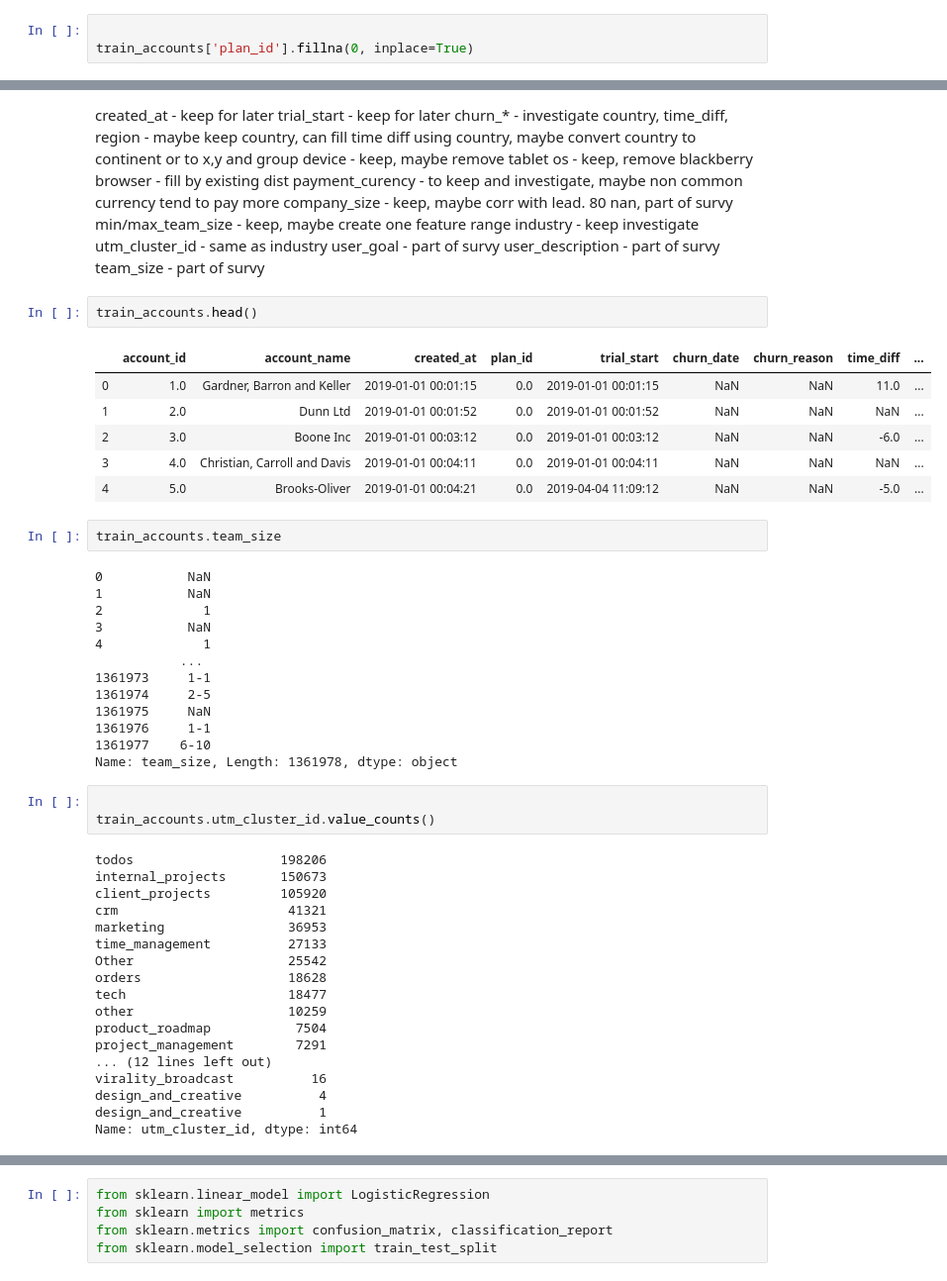
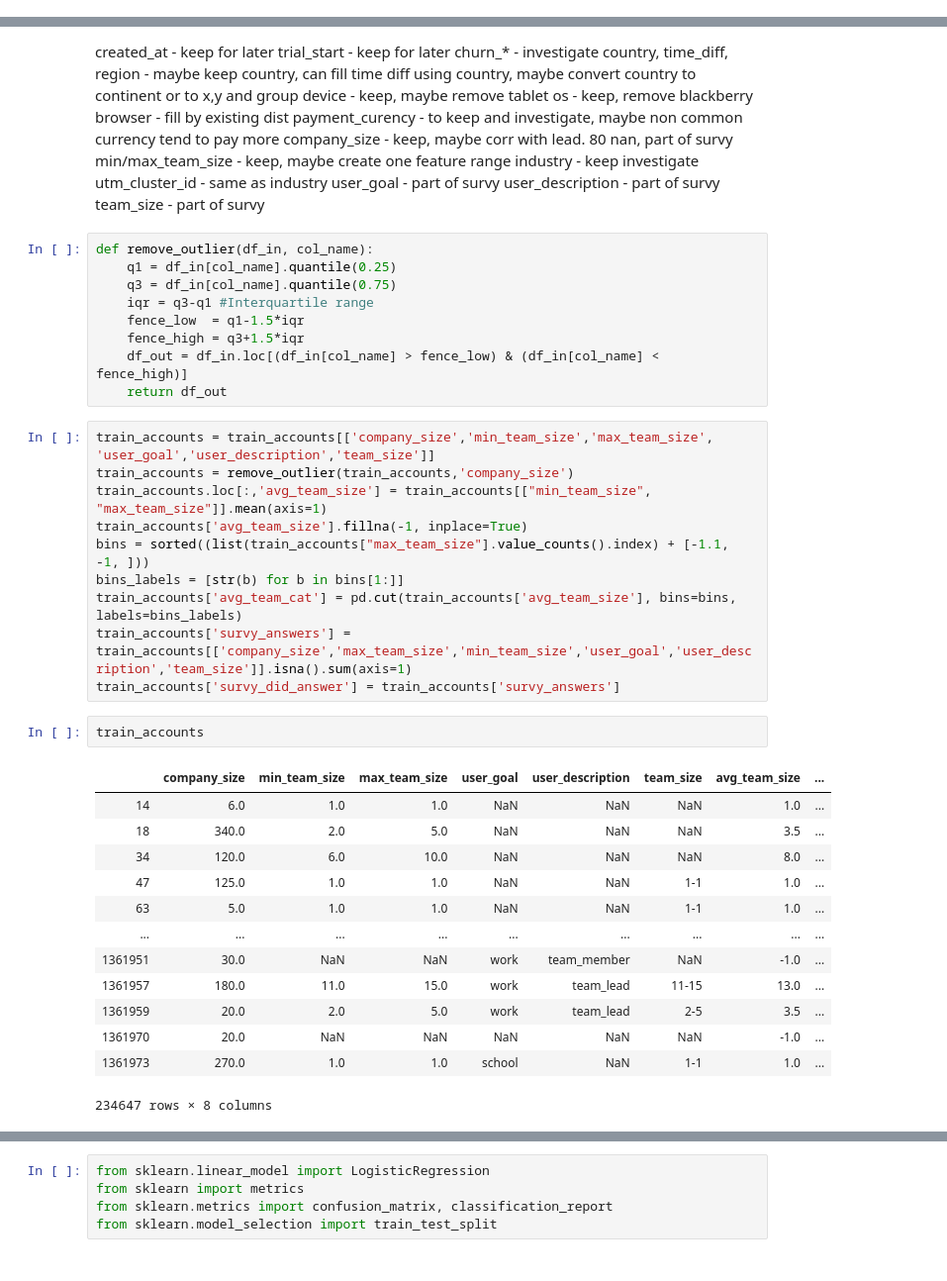
Before and after one commit to yuvalgrossman/datahack_yyr, a Jupyter notebook: ran.ipynb, the cells around one changed output, grey strips where cells are left out. Shown at 99% size. Cells and saved outputs as stored; diff of their text form.

Commit message:
survy features

```diff
--- a/ran.ipynb
+++ b/ran.ipynb
@@ -78,6 +51,3 @@ Name: country, Length: 236, dtype: int64
-# %%
-
-train_accounts['plan_id'].fillna(0, inplace=True)
 # %%
 corrmat = train_accounts.select_dtypes('number').corr()
 f, ax = plt.subplots(figsize = (11,9))
@@ -108,48 +78,38 @@ utm_cluster_id - same as industry
 user_goal - part of survy
 user_description - part of survy
 team_size - part of survy
+# %%
+def remove_outlier(df_in, col_name):
+    q1 = df_in[col_name].quantile(0.25)
+    q3 = df_in[col_name].quantile(0.75)
+    iqr = q3-q1 #Interquartile range
+    fence_low  = q1-1.5*iqr
+    fence_high = q3+1.5*iqr
+    df_out = df_in.loc[(df_in[col_name] > fence_low) & (df_in[col_name] < fence_high)]
+    return df_out
+# %%
+train_accounts = train_accounts[['company_size','min_team_size','max_team_size', 'user_goal','user_description','team_size']]
+train_accounts = remove_outlier(train_accounts,'company_size')
+train_accounts.loc[:,'avg_team_size'] = train_accounts[["min_team_size", "max_team_size"]].mean(axis=1)
+train_accounts['avg_team_size'].fillna(-1, inplace=True)
+bins = sorted((list(train_accounts["max_team_size"].value_counts().index) + [-1.1, -1, ]))
+bins_labels = [str(b) for b in bins[1:]]
+train_accounts['avg_team_cat'] = pd.cut(train_accounts['avg_team_size'], bins=bins, labels=bins_labels)
+train_accounts['survy_answers'] = train_accounts[['company_size','max_team_size','min_team_size','user_goal','user_description','team_size']].isna().sum(axis=1)
+train_accounts['survy_did_answer'] = train_accounts['survy_answers']
 # %%
-train_accounts.head()
+train_accounts
 # %% [output]
-|  | account_id | account_name | created_at | plan_id | trial_start | churn_date | churn_reason | time_diff | ... |
-| 0 | 1.0 | Gardner, Barron and Keller | 2019-01-01 00:01:15 | 0.0 | 2019-01-01 00:01:15 | NaN | NaN | 11.0 | ... |
-| 1 | 2.0 | Dunn Ltd | 2019-01-01 00:01:52 | 0.0 | 2019-01-01 00:01:52 | NaN | NaN | NaN | ... |
-| 2 | 3.0 | Boone Inc | 2019-01-01 00:03:12 | 0.0 | 2019-01-01 00:03:12 | NaN | NaN | -6.0 | ... |
-| 3 | 4.0 | Christian, Carroll and Davis | 2019-01-01 00:04:11 | 0.0 | 2019-01-01 00:04:11 | NaN | NaN | NaN | ... |
-| 4 | 5.0 | Brooks-Oliver | 2019-01-01 00:04:21 | 0.0 | 2019-04-04 11:09:12 | NaN | NaN | -5.0 | ... |
+|  | company_size | min_team_size | max_team_size | user_goal | user_description | team_size | avg_team_size | ... |
+| 14 | 6.0 | 1.0 | 1.0 | NaN | NaN | NaN | 1.0 | ... |
+| 18 | 340.0 | 2.0 | 5.0 | NaN | NaN | NaN | 3.5 | ... |
+| 34 | 120.0 | 6.0 | 10.0 | NaN | NaN | NaN | 8.0 | ... |
+| 47 | 125.0 | 1.0 | 1.0 | NaN | NaN | 1-1 | 1.0 | ... |
+| 63 | 5.0 | 1.0 | 1.0 | NaN | NaN | 1-1 | 1.0 | ... |
+| ... | ... | ... | ... | ... | ... | ... | ... | ... |
+| 1361951 | 30.0 | NaN | NaN | work | team_member | NaN | -1.0 | ... |
+| 1361957 | 180.0 | 11.0 | 15.0 | work | team_lead | 11-15 | 13.0 | ... |
+| 1361959 | 20.0 | 2.0 | 5.0 | work | team_lead | 2-5 | 3.5 | ... |
+| 1361970 | 20.0 | NaN | NaN | NaN | NaN | NaN | -1.0 | ... |
+| 1361973 | 270.0 | 1.0 | 1.0 | school | NaN | 1-1 | 1.0 | ... |
+234647 rows × 8 columns
-# %%
-train_accounts.team_size
-# %% [output]
-0           NaN
-1           NaN
-2             1
-3           NaN
-4             1
-           ...
-1361973     1-1
-1361974     2-5
-1361975     NaN
-1361976     1-1
-1361977    6-10
-Name: team_size, Length: 1361978, dtype: object
-# %%
-
-train_accounts.utm_cluster_id.value_counts()
-# %% [output]
-todos                   198206
-internal_projects       150673
-client_projects         105920
-crm                      41321
-marketing                36953
-time_management          27133
-Other                    25542
-orders                   18628
-tech                     18477
-other                    10259
-product_roadmap           7504
-project_management        7291
-... (12 lines left out)
-virality_broadcast          16
-design_and_creative          4
-design_and_creative          1
-Name: utm_cluster_id, dtype: int64
```
Also changed, not shown: parts of 10 cells of this notebook.
